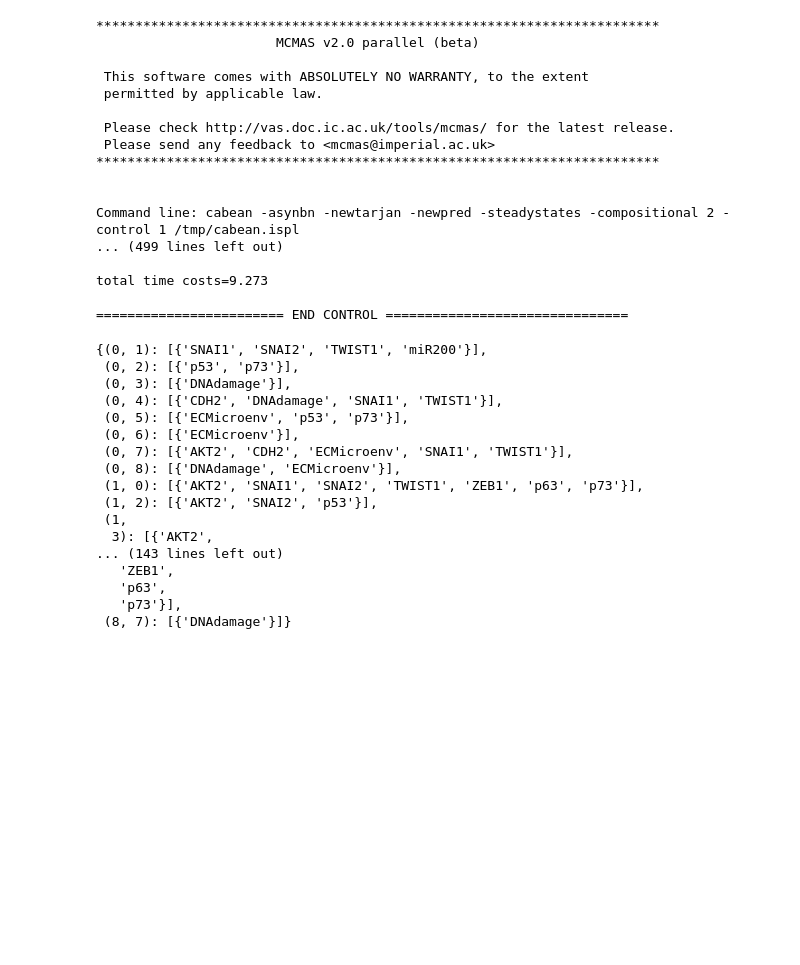
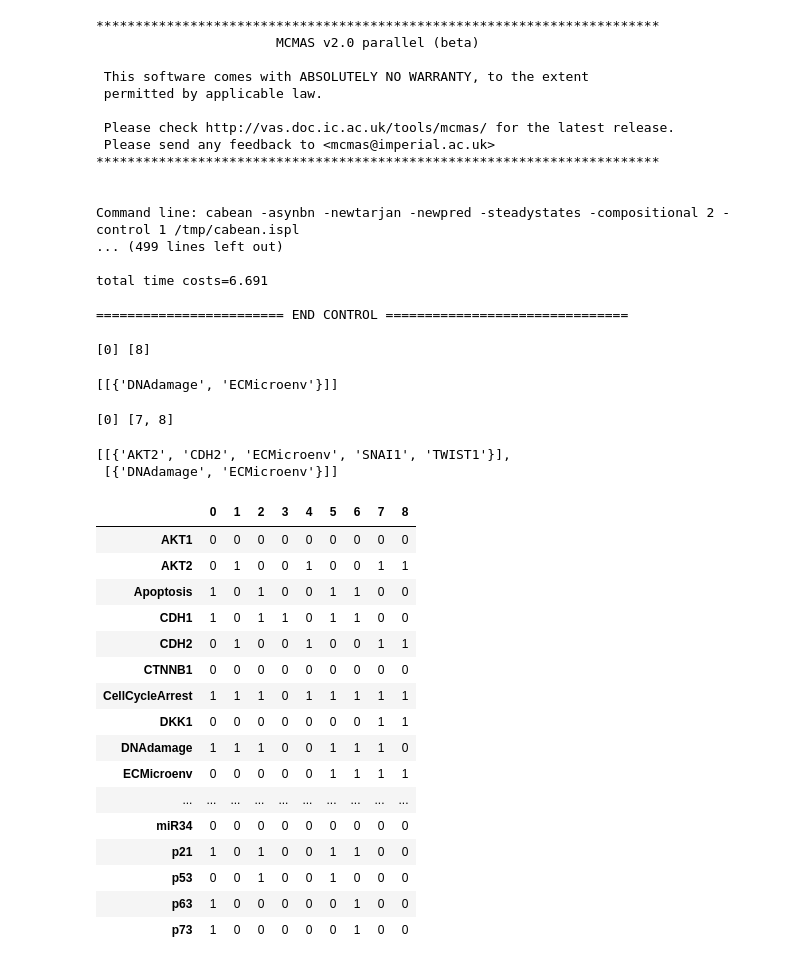
Before and after one commit to algorecell/cabean-python, a Jupyter notebook: examples/Tumour invasion.ipynb, the cells around one changed output. Saved outputs shown, nothing was run; the diff lists cells and outputs as text; code cells hidden in the pictures; blank space fills up the shorter version.

```diff
--- a/examples/Tumour invasion.ipynb
+++ b/examples/Tumour invasion.ipynb
@@ -9,3 +11,3 @@ import cabean
 # %%
-lqm = biolqm.load("../../../models/Wnt-32/Master_Model.zginml")
+lqm = biolqm.load("Master_Model.zginml")
 bn = biolqm.to_minibn(lqm)
@@ -26,26 +58,37 @@ r1 = cabean.OneStepReprogramming(bn)
 Command line: cabean -asynbn -newtarjan -newpred -steadystates -compositional 2 -control 1 /tmp/cabean.ispl
 ... (499 lines left out)
 
-total time costs=9.273
+total time costs=6.691
 
 ======================== END CONTROL ===============================
 # %%
-r1.attractor_to_attractor()
+r1.attractor_to_attractor(attractors[0], attractors[8])
 # %% [output]
-{(0, 1): [{'SNAI1', 'SNAI2', 'TWIST1', 'miR200'}],
- (0, 2): [{'p53', 'p73'}],
- (0, 3): [{'DNAdamage'}],
- (0, 4): [{'CDH2', 'DNAdamage', 'SNAI1', 'TWIST1'}],
- (0, 5): [{'ECMicroenv', 'p53', 'p73'}],
- (0, 6): [{'ECMicroenv'}],
- (0, 7): [{'AKT2', 'CDH2', 'ECMicroenv', 'SNAI1', 'TWIST1'}],
- (0, 8): [{'DNAdamage', 'ECMicroenv'}],
- (1, 0): [{'AKT2', 'SNAI1', 'SNAI2', 'TWIST1', 'ZEB1', 'p63', 'p73'}],
- (1, 2): [{'AKT2', 'SNAI2', 'p53'}],
- (1,
-  3): [{'AKT2',
-... (143 lines left out)
-   'ZEB1',
-   'p63',
-   'p73'}],
- (8, 7): [{'DNAdamage'}]}
+[0] [8]
+[[{'DNAdamage', 'ECMicroenv'}]]
+# %%
+r1.attractor_to_attractor(attractors[0], {"AKT2":1,"DKK1":1})
+# %% [output]
+[0] [7, 8]
+[[{'AKT2', 'CDH2', 'ECMicroenv', 'SNAI1', 'TWIST1'}],
+ [{'DNAdamage', 'ECMicroenv'}]]
+# %%
+pd.DataFrame(r1.result.attractors)
+# %% [output]
+|  | 0 | 1 | 2 | 3 | 4 | 5 | 6 | 7 | 8 |
+| AKT1 | 0 | 0 | 0 | 0 | 0 | 0 | 0 | 0 | 0 |
+| AKT2 | 0 | 1 | 0 | 0 | 1 | 0 | 0 | 1 | 1 |
+| Apoptosis | 1 | 0 | 1 | 0 | 0 | 1 | 1 | 0 | 0 |
+| CDH1 | 1 | 0 | 1 | 1 | 0 | 1 | 1 | 0 | 0 |
+| CDH2 | 0 | 1 | 0 | 0 | 1 | 0 | 0 | 1 | 1 |
+| CTNNB1 | 0 | 0 | 0 | 0 | 0 | 0 | 0 | 0 | 0 |
+| CellCycleArrest | 1 | 1 | 1 | 0 | 1 | 1 | 1 | 1 | 1 |
+| DKK1 | 0 | 0 | 0 | 0 | 0 | 0 | 0 | 1 | 1 |
+| DNAdamage | 1 | 1 | 1 | 0 | 0 | 1 | 1 | 1 | 0 |
+| ECMicroenv | 0 | 0 | 0 | 0 | 0 | 1 | 1 | 1 | 1 |
+| ... | ... | ... | ... | ... | ... | ... | ... | ... | ... |
+| miR34 | 0 | 0 | 0 | 0 | 0 | 0 | 0 | 0 | 0 |
+| p21 | 1 | 0 | 1 | 0 | 0 | 1 | 1 | 0 | 0 |
+| p53 | 0 | 0 | 1 | 0 | 0 | 1 | 0 | 0 | 0 |
+| p63 | 1 | 0 | 0 | 0 | 0 | 0 | 1 | 0 | 0 |
+| p73 | 1 | 0 | 0 | 0 | 0 | 0 | 1 | 0 | 0 |
```
Also changed, not shown: parts of 14 cells of this notebook, 3 other files.
